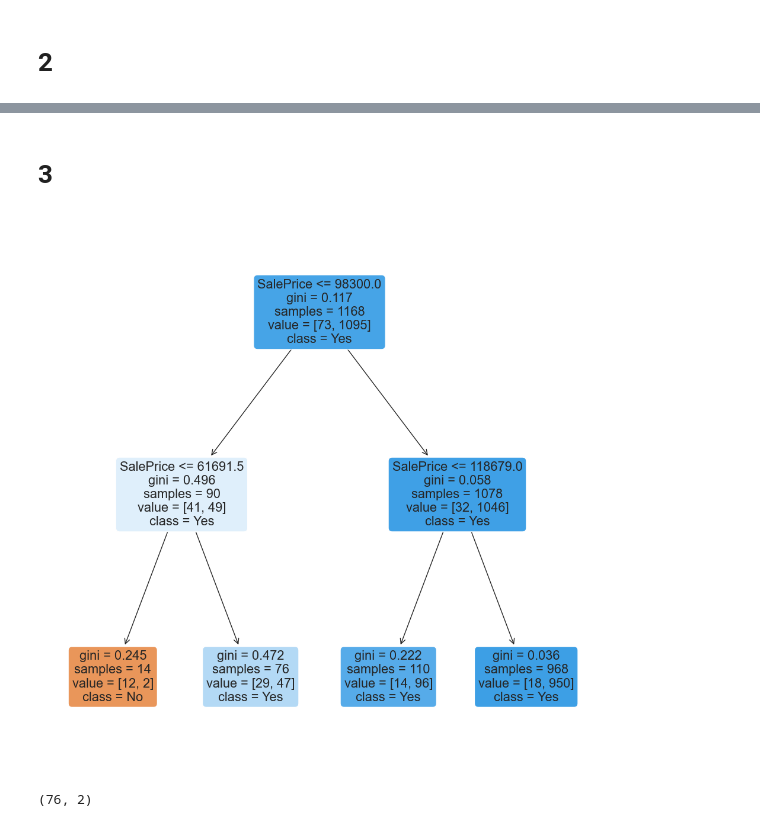
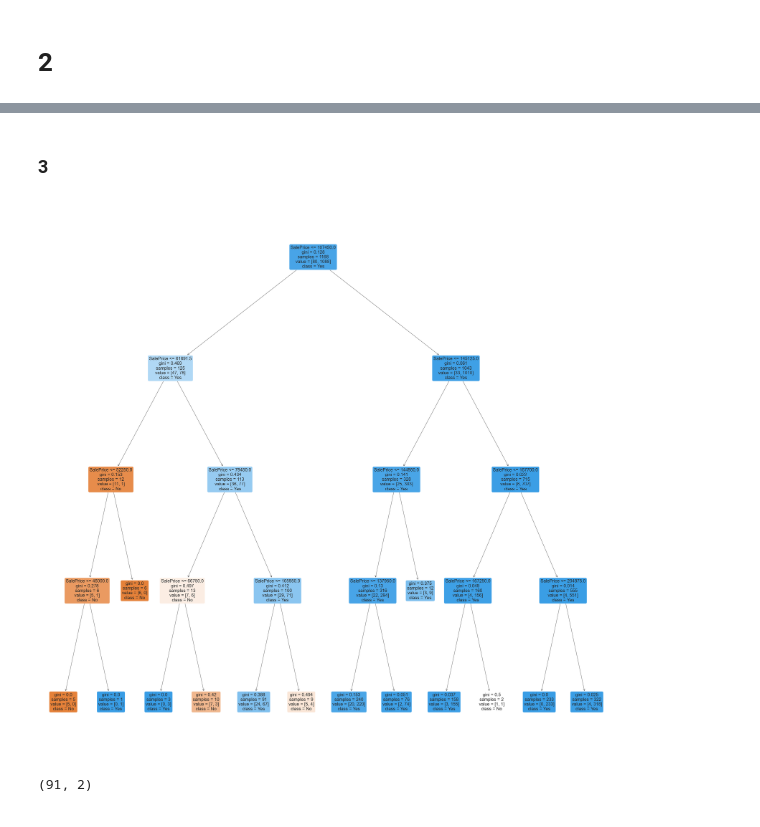
Before and after one commit to tengyaolong2000/NTU_DataScience_Lab, a Jupyter notebook: Exercise5_solution.ipynb, the cells around one changed output, grey strips where cells are left out. Saved outputs shown, nothing was run; the diff lists cells and outputs as text; code cells hidden in the pictures.

```diff
--- a/Exercise5_solution.ipynb
+++ b/Exercise5_solution.ipynb
@@ -12,7 +12,8 @@ from sklearn.metrics import confusion_matrix
 from sklearn.tree import plot_tree
 from sklearn.metrics import confusion_matrix
 # %%
-df = pd.read_csv("/Users/tengyaolong/Desktop/NTU_DataScience_Lab/train1.csv")
+
+df = pd.read_csv(r"C:\Users\teng0144\Desktop\train.csv")
 X=pd.DataFrame(df['SalePrice'])
 Y=pd.DataFrame(df['CentralAir'])
 x_train, x_test, y_train, y_test = train_test_split(X, Y, test_size = 0.2, shuffle=True)
@@ -143,23 +149,23 @@ Classification Accuracy         : 0.9246575342465754
 # %% [markdown]
-# 3
+### 3
 # %%
-f = plt.figure(figsize=(12,12))
-plot_tree(dectree2, filled=True, rounded=True,
+f = plt.figure(figsize=(50,50))
+plot_tree(dectree4, filled=True, rounded=True,
           feature_names=["SalePrice"],
           class_names=["No","Yes"])
 
 # Predict Legendary corresponding to Total Test
-test_pred2 = dectree2.predict(x_test)
+test_pred4 = dectree4.predict(x_test)
 
 plt.show()
 # %% [output]
-[figure, old version]
+[figure, new version]
 # %%
 x_copy = x_train.copy()
 y_copy = y_train.copy()
 
 new_df = pd.concat([x_copy, y_copy], axis=1)
-fp = new_df[(new_df["SalePrice"]<98300) & (new_df["SalePrice"]>61691.5)]
+fp = new_df[(new_df["SalePrice"]<107450) & (new_df["SalePrice"]>61691.5) &  (new_df["SalePrice"]>=79450) & (new_df["SalePrice"]<=105950)]
 fp.shape
 # %% [output]
-(76, 2)
+(91, 2)
```
Also changed, not shown: parts of 15 cells of this notebook, 1 other file.
